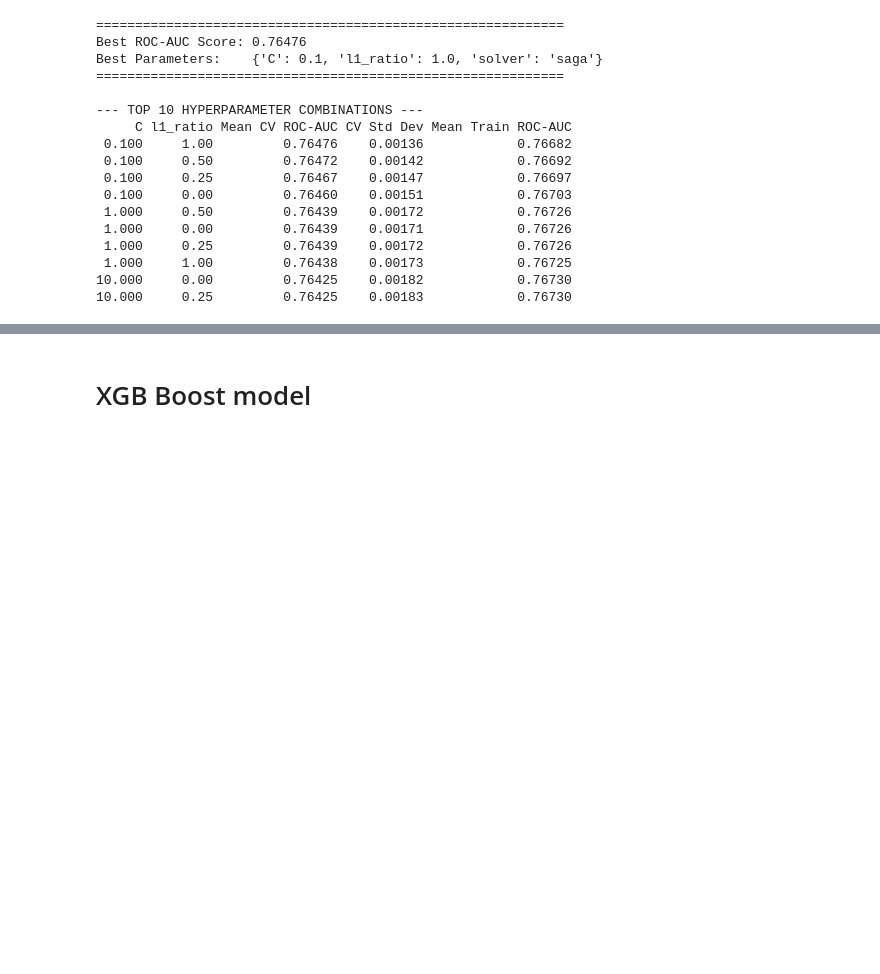
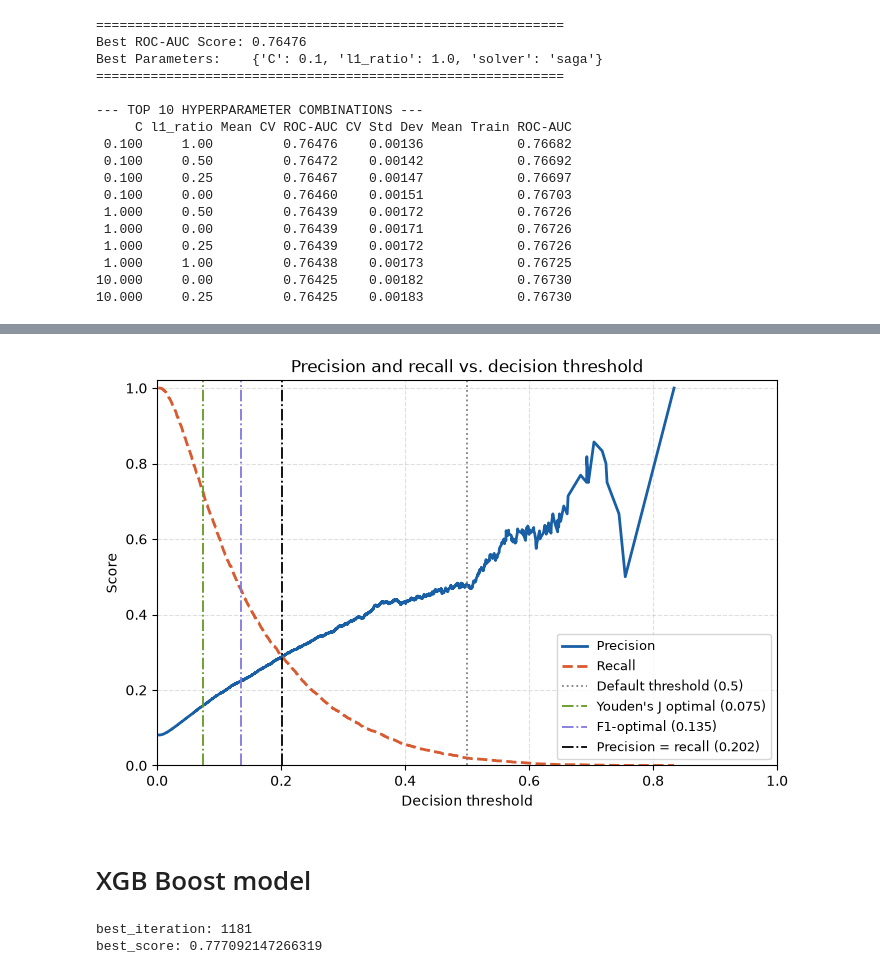
Before and after one commit to ABorda01/Project-Home-Credit-Default-Risk, a Jupyter notebook: model_selection_improv.ipynb, the cells around one changed output, grey strips where cells are left out. Cells and saved outputs as stored; diff of their text form; code cells hidden in the pictures; blank space fills up the shorter version.

```diff
--- a/model_selection_improv.ipynb
+++ b/model_selection_improv.ipynb
@@ -680,2 +688,82 @@ array([[56431,   107],
+# %%
+from sklearn.metrics import precision_recall_curve, roc_curve
+
+probs = log.predict_proba(test_woe)[:, 1]
+
+precision, recall, thresholds = precision_recall_curve(y_test, probs)
+precision, recall = precision[:-1], recall[:-1]
+
+# Youden's J -- maximizes TPR - FPR, comes from the ROC curve, not the PR curve
+fpr, tpr, roc_thresholds = roc_curve(y_test, probs)
+youden_idx = (tpr - fpr).argmax()
+youden_threshold = roc_thresholds[youden_idx]
+
+# F1-optimal threshold
+f1_scores = 2 * precision * recall / np.where((precision + recall) == 0, 1, precision + recall)
+f1_idx = f1_scores.argmax()
+f1_threshold = thresholds[f1_idx]
+
+# Where precision and recall cross
+crossing_idx = np.argmin(np.abs(precision - recall))
+crossing_threshold = thresholds[crossing_idx]
+
+fig, ax = plt.subplots(figsize=(8, 5))
+ax.plot(thresholds, precision, color='#185FA5', linewidth=2, label='Precision')
+ax.plot(thresholds, recall, color='#D85A30', linewidth=2, linestyle='--', label='Recall')
+
+ax.axvline(0.5, color='gray', linestyle=':', linewidth=1.3, label='Default threshold (0.5)')
+ax.axvline(youden_threshold, color='#639922', linestyle='-.', linewidth=1.3,
+           label=f"Youden's J optimal ({youden_threshold:.3f})")
+ax.axvline(f1_threshold, color='#7F77DD', linestyle='-.', linewidth=1.3,
+           label=f'F1-optimal ({f1_threshold:.3f})')
+ax.axvline(crossing_threshold, color='black', linestyle='-.', linewidth=1.3,
+           label=f'Precision = recall ({crossing_threshold:.3f})')
+
+ax.set_xlabel('Decision threshold')
+ax.set_ylabel('Score')
+ax.set_title('Precision and recall vs. decision threshold')
+ax.set_xlim(0, 1); ax.set_ylim(0, 1.02)
+ax.legend(fontsize=9)
+ax.grid(True, linestyle='--', alpha=0.4)
+plt.show()
+# %% [output]
+[figure, added]
 # %% [markdown]
 # XGB Boost model
+# %%
+# XGB Boost is the boosting method of decision trees thus it does not benefit from WoE or other binning methods
+
+from xgboost import XGBClassifier
+from sklearn.model_selection import train_test_split
+
+"""
+Early stopping holds out a validation set, tracks eval_metric on it every round, and halts training once
+it hasn't improved for early_stopping_rounds consecutive rounds — it uses best_iteration at predict time,
+not the final round, so setting n_estimators very high is cheap and safe as long as early stopping is on.
+"""
+
+X_tr, X_val, y_tr, y_val = train_test_split(train_ts, y_train, test_size=0.15, stratify=y_train)
+
+model_fixed = XGBClassifier(
+    n_estimators=2000,       # set high; early stopping finds the real number
+    learning_rate=0.03,
+    max_depth=5,
+    min_child_weight=5,
+    subsample=0.8,
+    colsample_bytree=0.8,
+    reg_alpha=0.1,
+    reg_lambda=1.0,
+    objective='binary:logistic',
+    eval_metric='auc',
+    early_stopping_rounds=50,
+    tree_method='hist',
+    random_state=42,
+)
+
+model_fixed.fit(X_tr, y_tr, eval_set=[(X_val, y_val)], verbose=False)
+
+print('best_iteration:', model_fixed.best_iteration)
+print('best_score:', model_fixed.best_score)
+# %% [output]
+best_iteration: 1181
+best_score: 0.777092147266319
```
Also changed, not shown: parts of 15 cells of this notebook.
